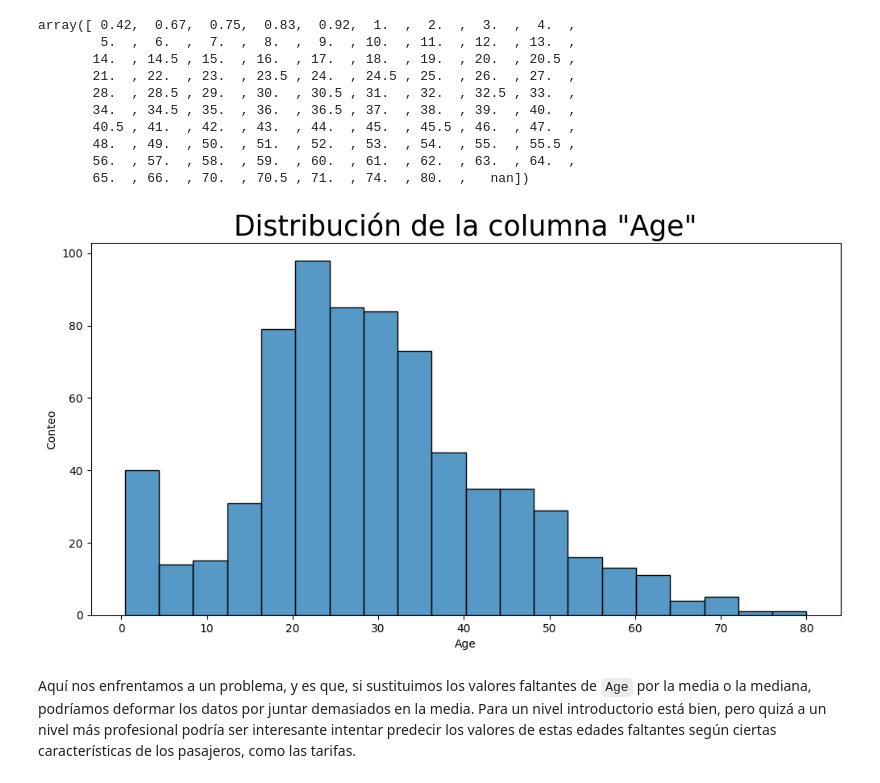
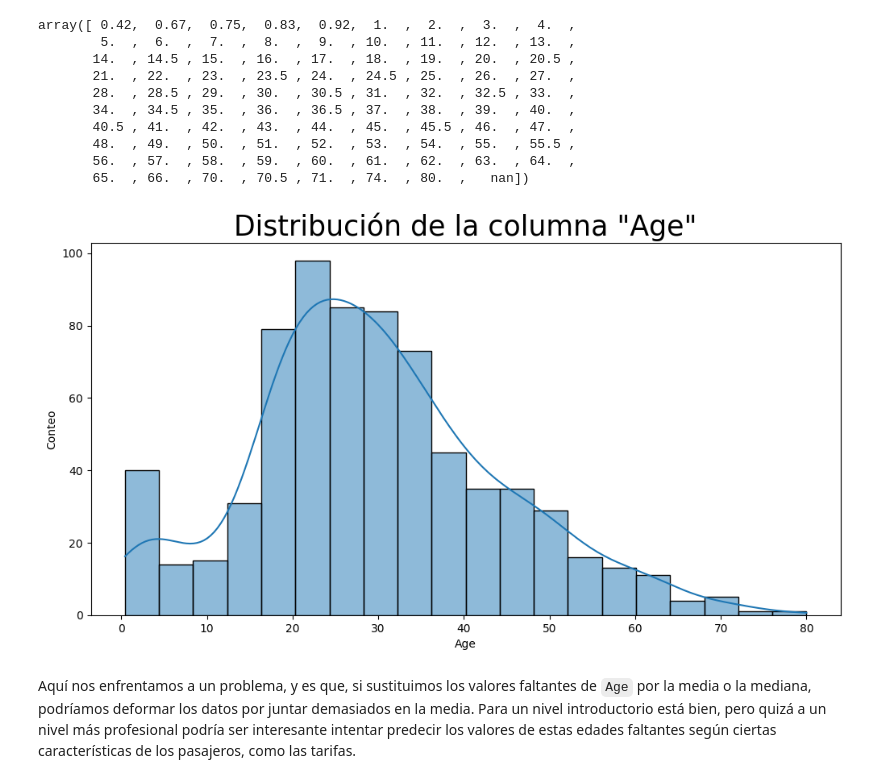
Before and after one commit to JuanPedroMarquez/Proyecto-Final-1_Titanic, a Jupyter notebook: Proyecto 1. Titanic/Ejercicio 3. Proyecto Titanic.ipynb, the cells around one changed output. Saved outputs shown, nothing was run; the diff lists cells and outputs as text; code cells hidden in the pictures.

```diff
--- a/Proyecto 1. Titanic/Ejercicio 3. Proyecto Titanic.ipynb
+++ b/Proyecto 1. Titanic/Ejercicio 3. Proyecto Titanic.ipynb
@@ -165,11 +165,11 @@ array([ 0.42,  0.67,  0.75,  0.83,  0.92,  1.  ,  2.  ,  3.  ,  4.  ,
        65.  , 66.  , 70.  , 70.5 , 71.  , 74.  , 80.  ,   nan])
 # %%
 plt.figure(figsize=(12, 6))
-sns.histplot(df['Age'])
+sns.histplot(df['Age'], kde=True)
 plt.title('Distribución de la columna "Age"', size=25)
 plt.ylabel('Conteo');
 # %% [output]
-[figure, old version]
+[figure, new version]
 # %% [markdown]
 Aquí nos enfrentamos a un problema, y es que, si sustituimos los valores faltantes de `Age` por la media o la mediana, podríamos deformar los datos por juntar demasiados en la media. Para un nivel introductorio está bien, pero quizá a un nivel más profesional podría ser interesante intentar predecir los valores de estas edades faltantes según ciertas características de los pasajeros, como las tarifas.
 # %% [markdown]
```
Also changed, not shown: parts of 138 cells of this notebook.
